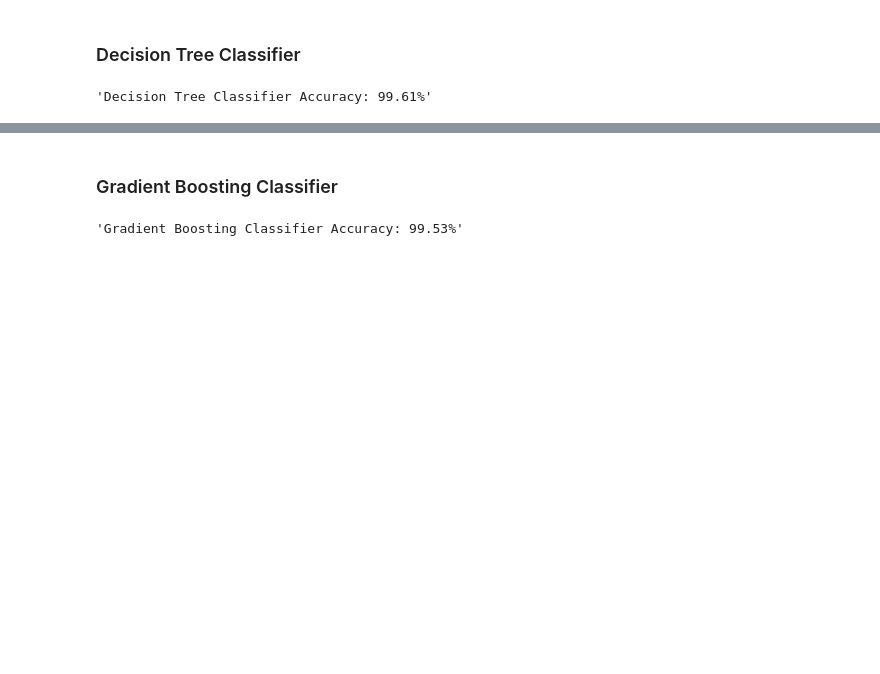
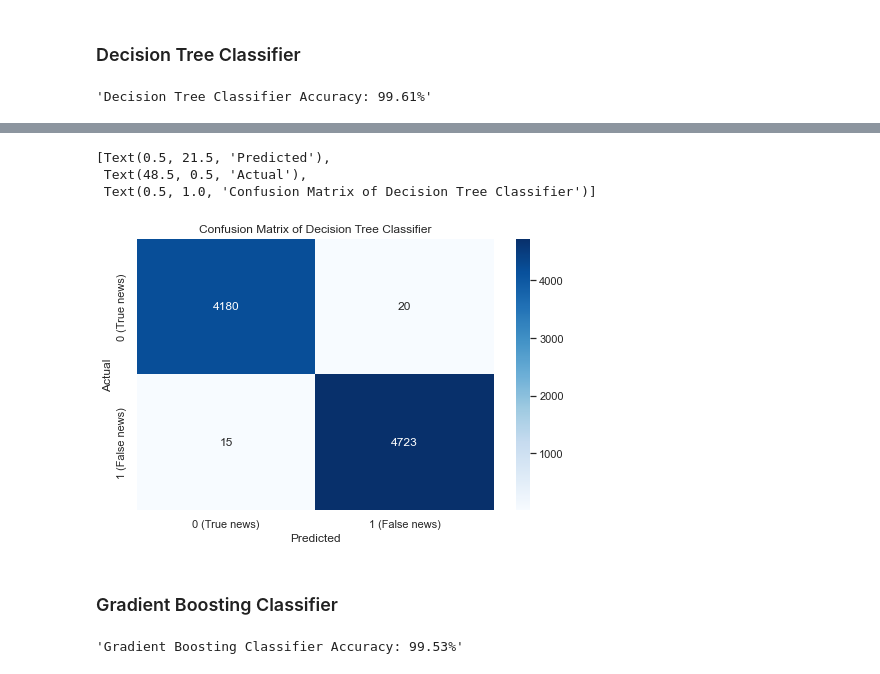
Before and after one commit to ManShunChoong/fake-news-detection, a Jupyter notebook: main.ipynb, the cells around one changed output, grey strips where cells are left out. Saved outputs shown, nothing was run; the diff lists cells and outputs as text; code cells hidden in the pictures; blank space fills up the shorter version.

```diff
--- a/main.ipynb
+++ b/main.ipynb
@@ -713,8 +749,8 @@ weighted avg       0.99      0.99      0.99      8938
 # %% [markdown]
 ### Decision Tree Classifier
 # %%
-dt_model = DecisionTreeClassifier(random_state=0)
-dt_model.fit(vectorised_x_train, y_train)
+dtc_model = DecisionTreeClassifier(random_state=0)
+dtc_model.fit(vectorised_x_train, y_train)
 
 # 0.9978841870824053 (stem)
 # 0.9960841351532781 (lemma)
@@ -728,7 +764,13 @@ f"Decision Tree Classifier Accuracy: {dt_acc:.2%}"
 # %% [output]
 'Decision Tree Classifier Accuracy: 99.61%'
 # %%
-predicted_y_test = dt_model.predict(vectorised_x_test)
+predicted_y_test = dtc_model.predict(vectorised_x_test)
 
-print(classification_report(y_test, predicted_y_test))
+print(
+    classification_report(
+        y_test,
+        predicted_y_test,
+        target_names=["0 (True news)", "1 (Fake news)"]
+    )
+)
 # %% [output]
@@ -743,3 +785,28 @@ weighted avg       1.00      1.00      1.00      8938
+# %%
+dtc_confusion_matrix = confusion_matrix(y_test, predicted_y_test)
+
+plt.figure(figsize=(8, 5))
+
+sns.set_theme(style="whitegrid", palette="bright")
+
+heatmap = sns.heatmap(
+    dtc_confusion_matrix,
+    cmap="Blues",
+    annot=True,
+    fmt="d",
+    xticklabels=["0 (True news)", "1 (False news)"],
+    yticklabels=["0 (True news)", "1 (False news)"]
+)
+heatmap.set(
+    xlabel="Predicted",
+    ylabel="Actual",
+    title="Confusion Matrix of Decision Tree Classifier"
+)
+# %% [output]
+[Text(0.5, 21.5, 'Predicted'),
+ Text(48.5, 0.5, 'Actual'),
+ Text(0.5, 1.0, 'Confusion Matrix of Decision Tree Classifier')]
+[figure, added]
 # %% [markdown]
 ### Gradient Boosting Classifier
 # %%
```
Also changed, not shown: parts of 26 cells of this notebook, 1 other file.
